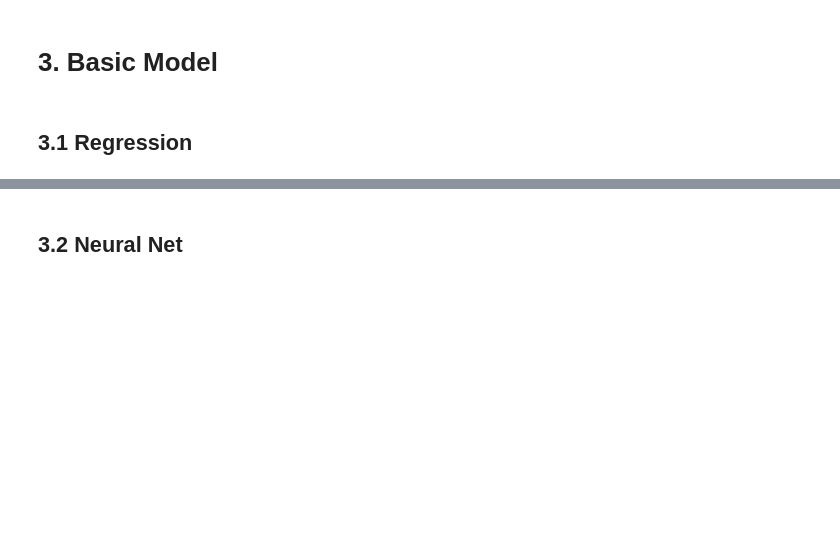
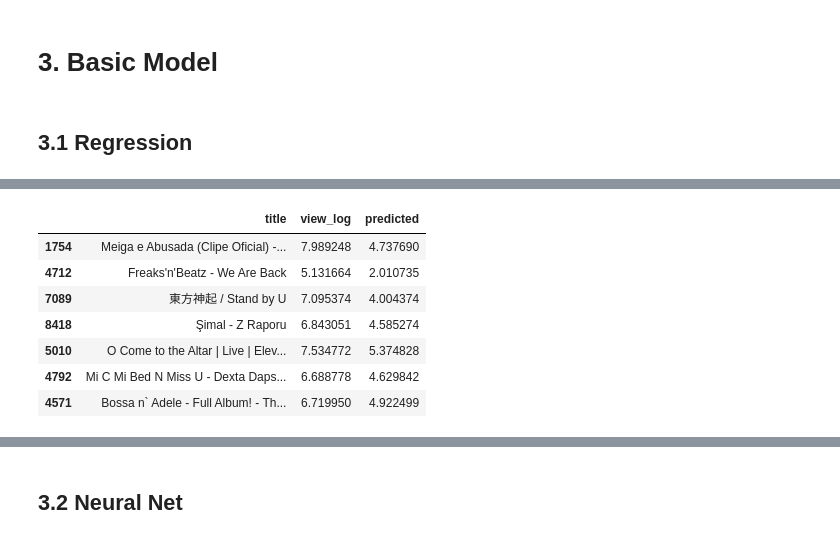
Before and after one commit to conorbarryhoke/Capstone, a Jupyter notebook: EDA_Regression_v2.ipynb, the cells around one changed output, grey strips where cells are left out. Cells and saved outputs as stored; diff of their text form; code cells hidden in the pictures; blank space fills up the shorter version.

```diff
--- a/EDA_Regression_v2.ipynb
+++ b/EDA_Regression_v2.ipynb
@@ -287,3 +256,18 @@ sns.lmplot('view_log', 'predicted', data=df_residuals)
+# %%
+temp = df_main
+# %%
+outliers_df = df_residuals.sort_values(by='residuals').iloc[:7, :].loc[:, ['predicted', 'residuals']]
+# %%
+temp.join(outliers_df, how='right').loc[:, ['title', 'view_log', 'predicted']]
+# %% [output]
+|  | title | view_log | predicted |
+| 1754 | Meiga e Abusada (Clipe Oficial) -... | 7.989248 | 4.737690 |
+| 4712 | Freaks'n'Beatz - We Are Back | 5.131664 | 2.010735 |
+| 7089 | 東方神起 / Stand by U | 7.095374 | 4.004374 |
+| 8418 | Şimal - Z Raporu | 6.843051 | 4.585274 |
+| 5010 | O Come to the Altar | Live | Elev... | 7.534772 | 5.374828 |
+| 4792 | Mi C Mi Bed N Miss U - Dexta Daps... | 6.688778 | 4.629842 |
+| 4571 | Bossa n` Adele - Full Album! - Th... | 6.719950 | 4.922499 |
 # %%
 df_big = df_main[df_main.viewCount > 100000000]
 df_big_ss = ss.transform(df_big.loc[:, cols_include_initial])
```
Also changed, not shown: parts of 32 cells of this notebook.
